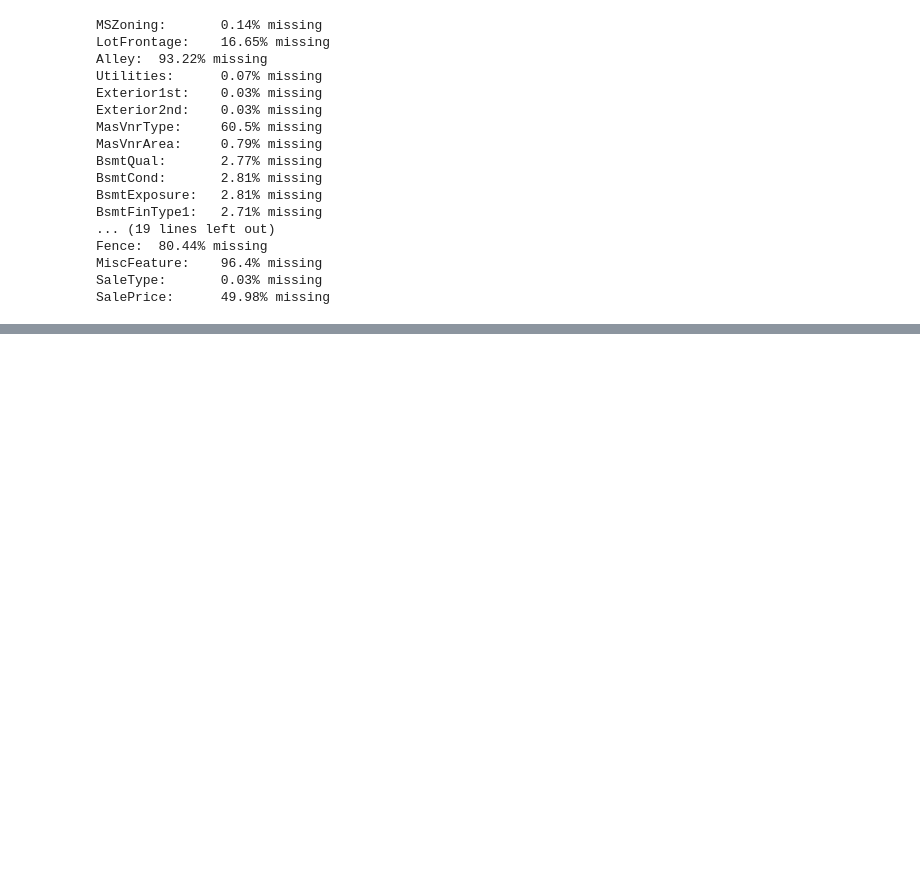
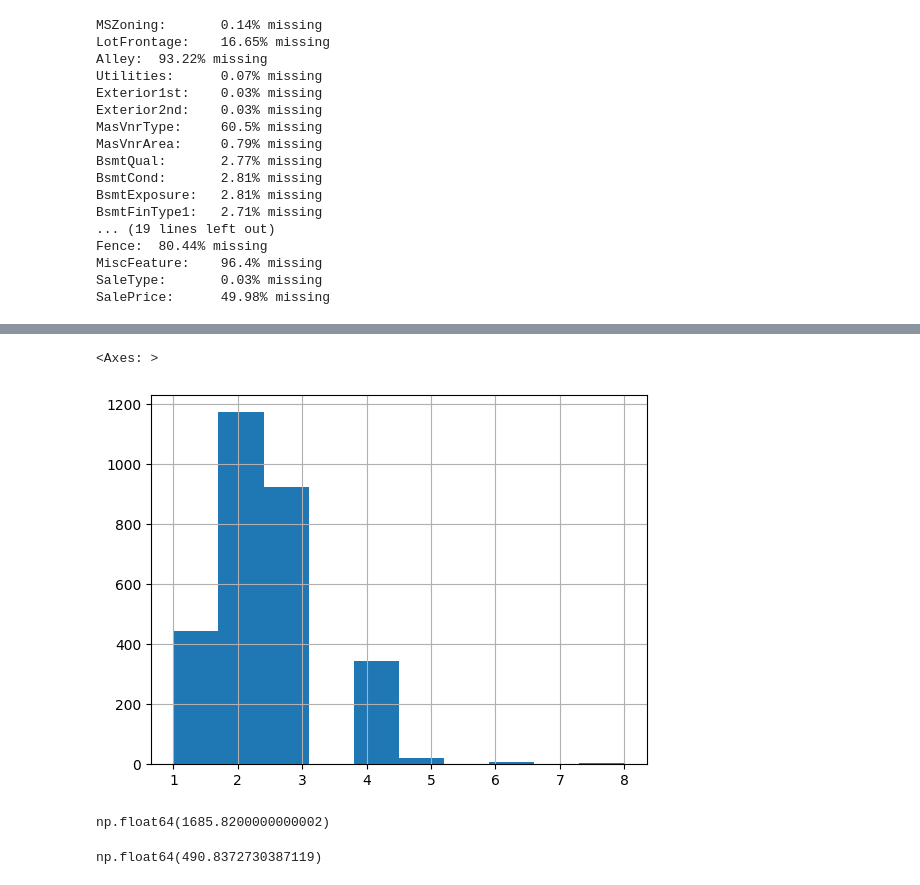
Before and after one commit to wetherc/data-2000, a Jupyter notebook: labs/050_decision-trees.ipynb, the cells around one changed output, grey strips where cells are left out. Cells and saved outputs as stored; diff of their text form; code cells hidden in the pictures; blank space fills up the shorter version.

```diff
--- a/labs/050_decision-trees.ipynb
+++ b/labs/050_decision-trees.ipynb
@@ -328,0 +354,6 @@ SalePrice:      49.98% missing
+# %%
+for col, dtype in data.dtypes.items():
+    if dtype == "O":
+        data[col] = data[col].astype("category")
+# %%
+data["MSSubClass"] = data["MSSubClass"].astype("category")
@@ -328,0 +387,13 @@ SalePrice:      49.98% missing
+# %%
+# house age at sale
+data["house_age_at_sale"] = data["YrSold"] - data["YearBuilt"]
+# %%
+bathroom_columns = ['BsmtFullBath', 'BsmtHalfBath', 'FullBath', 'HalfBath']
+data["total_bathrooms"] = data.loc[:, bathroom_columns].sum(axis=1)
+
+data = data.drop(bathroom_columns, axis=1)
+# %%
+data["total_bathrooms"].hist()
+# %% [output]
+<Axes: >
+[figure, added]
@@ -328,0 +403,8 @@ SalePrice:      49.98% missing
+# %%
+data["BsmtFinSF"].quantile(0.99)
+# %% [output]
+np.float64(1685.8200000000002)
+# %%
+data["BsmtFinSF"].mean()
+# %% [output]
+np.float64(490.8372730387119)
```
Also changed, not shown: parts of 10 cells of this notebook.
